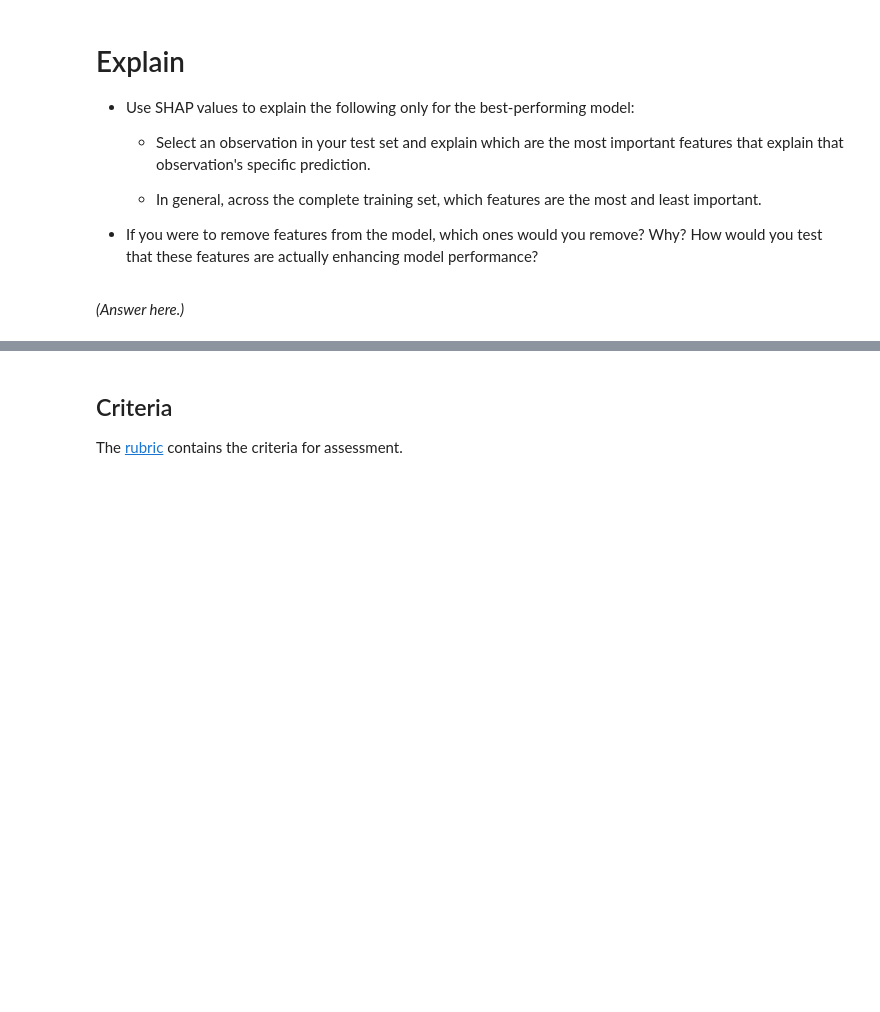
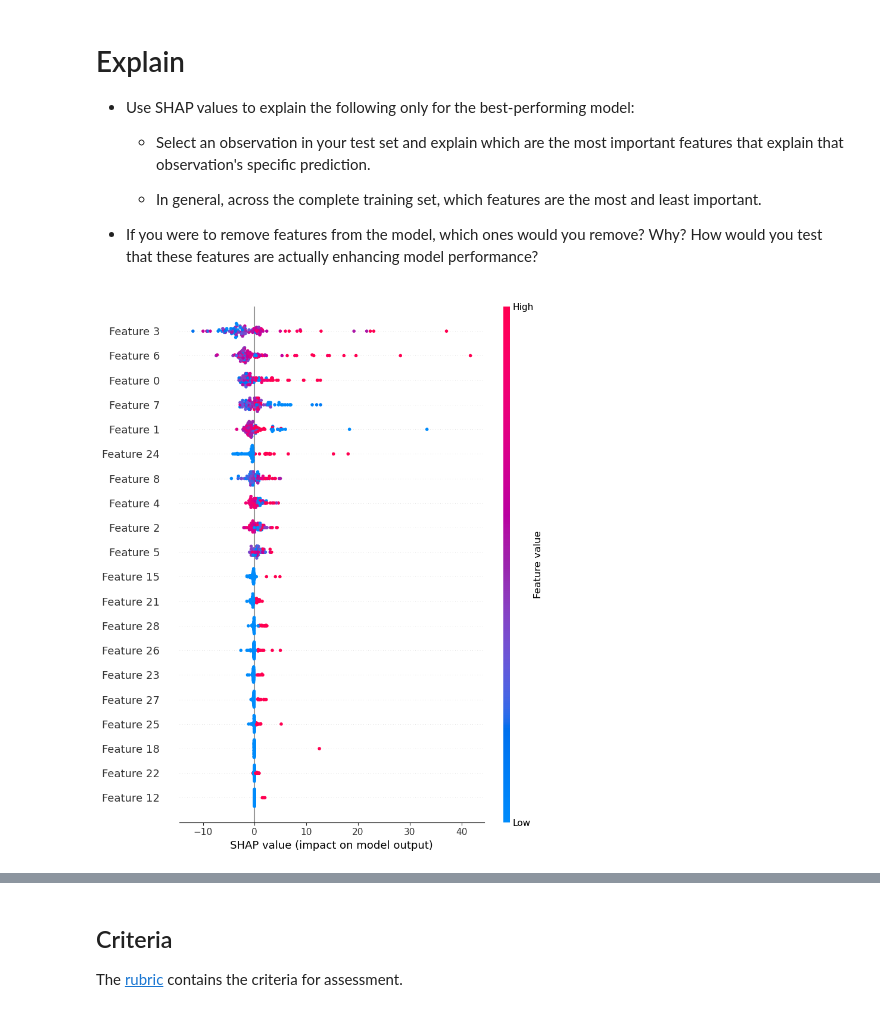
Before and after one commit to baxik88/production, a Jupyter notebook: 02_activities/assignments/assignment_2.ipynb, the cells around one changed output, grey strips where cells are left out. Saved outputs shown, nothing was run; the diff lists cells and outputs as text; code cells hidden in the pictures; blank space fills up the shorter version.

```diff
--- a/02_activities/assignments/assignment_2.ipynb
+++ b/02_activities/assignments/assignment_2.ipynb
@@ -116,6 +111,18 @@ memory usage: 52.6+ KB
 # Get X and Y
 
 Create the features data frame and target data.
+# %%
+
+
+X = fires_dt.iloc[:, 0:12]
+y = fires_dt.iloc[:, 12]
+
+
+X_train, X_test, y_train, y_test = train_test_split(
+    X, y,
+    test_size=0.2,
+    random_state=42
+)
 # %% [markdown]
 # Preprocessing
 
@@ -187,3 +380,11 @@ Create a [model pipeline](https://scikit-learn.org/stable/modules/generated/skle
 # Export
 
 + Save the best performing model to a pickle file.
+# %%
+# Save the best model
+import joblib
+import shap
+
+joblib.dump(grid_search_c.best_estimator_, 'best_model.pkl')
+
+best_model = joblib.load('best_model.pkl')
@@ -197,5 +404,17 @@ Create a [model pipeline](https://scikit-learn.org/stable/modules/generated/skle
     - In general, across the complete training set, which features are the most and least important.
 
 + If you were to remove features from the model, which ones would you remove? Why? How would you test that these features are actually enhancing model performance?
-# %% [markdown]
-*(Answer here.)*
+# %%
+best_model = joblib.load('best_model.pkl')
+
+rf_model = best_model['regressor']
+
+X_test_processed = best_model['preprocessing'].transform(X_test)
+
+explainer = shap.TreeExplainer(rf_model)
+
+shap_values = explainer.shap_values(X_test_processed, check_additivity=False)
+
+shap.summary_plot(shap_values, X_test_processed)
+# %% [output]
+[figure, added]
```
Also changed, not shown: parts of 20 cells of this notebook, 3 other files.
